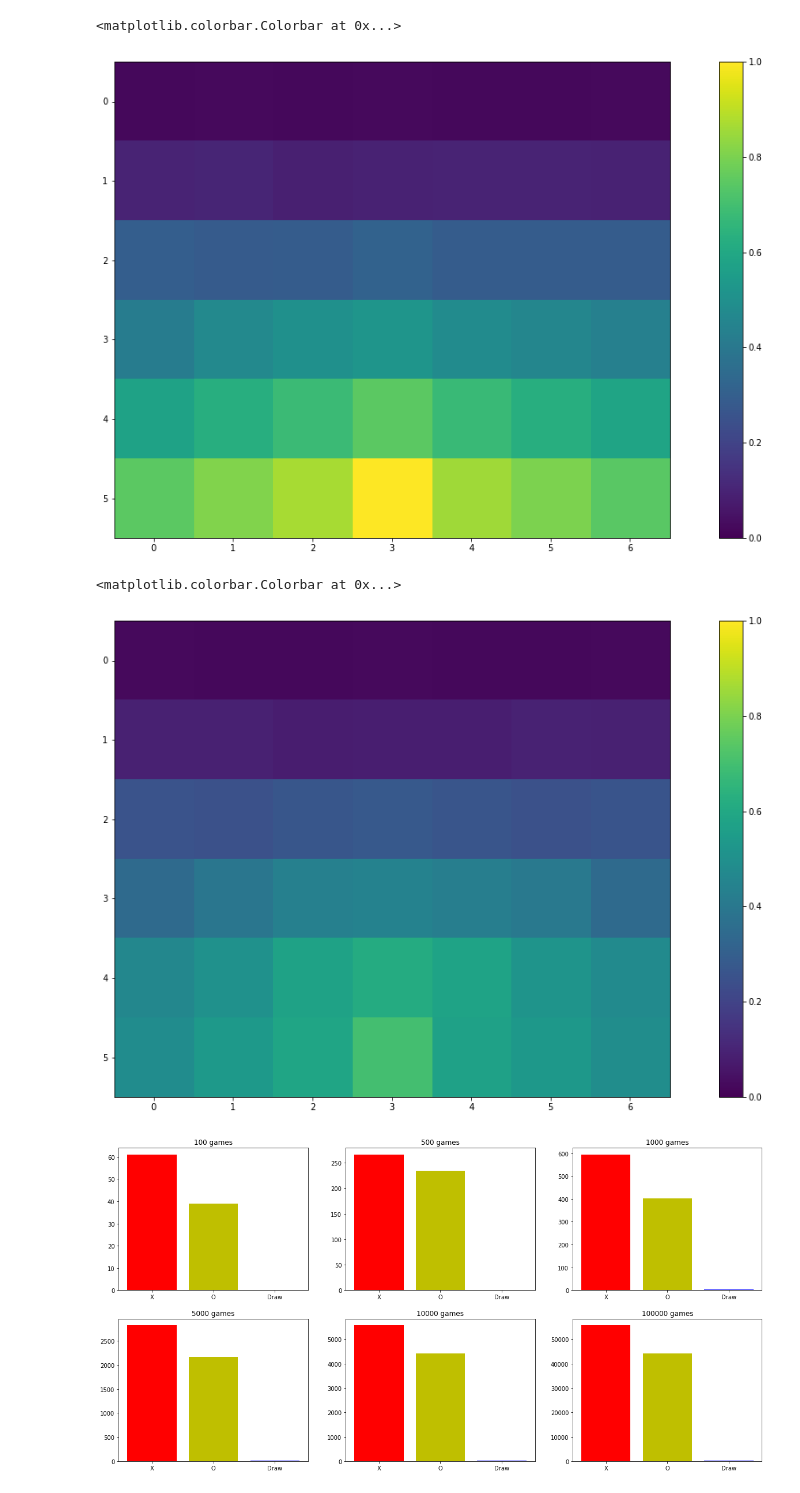
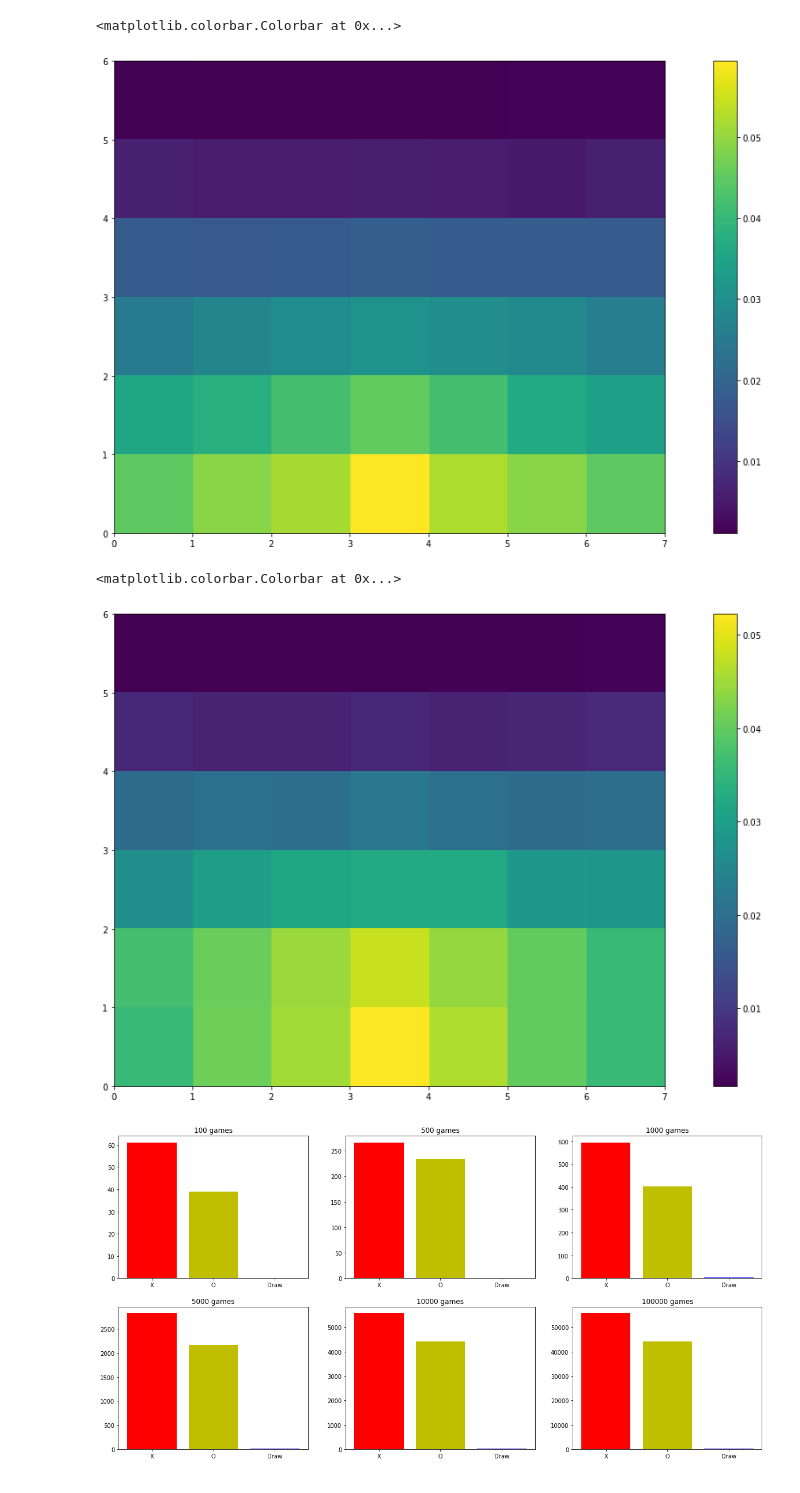
Before and after one commit to Vanik888/Game-AI, a Jupyter notebook: project_1/task1.3/Connect statistic.ipynb, the cells around one changed output. Drawn from its saved outputs; the diff is of its cells as text; code cells hidden in the pictures.

```diff
--- a/project_1/task1.3/Connect statistic.ipynb
+++ b/project_1/task1.3/Connect statistic.ipynb
@@ -68,23 +68,22 @@ win_pos_o  = np.zeros((n_rows, n_columns), dtype=int)
 for i in range(10000):
     run_random_game()
 # calculate coefficient to normalize matrix
-coef = 1.0/win_pos_x.max()
 plt.figure(figsize = (20,10))
-plt.imshow(win_pos_x * coef, vmin=0, vmax=1)
+plt.imshow(win_pos_x/np.sum(win_pos_x).astype(float), extent=[0, 7, 0, 6])
 plt.colorbar()
 # %% [output]
 <matplotlib.colorbar.Colorbar at 0x...>
-[figure, old version]
+[figure, new version]
 # %%
 # visualize distribution of auspicious moves for O
 plt.figure(figsize = (20,10))
 # matrix is normalized based on max value of matrix for player X
 # this way it is more obvious that X wins in most cases
-plt.imshow(win_pos_o*coef, vmin=0, vmax=1)
+plt.imshow(win_pos_o/np.sum(win_pos_o).astype(float), extent=[0, 7, 0, 6])
 plt.colorbar()
 # %% [output]
 <matplotlib.colorbar.Colorbar at 0x...>
-[figure, old version]
+[figure, new version]
 # %%
 # visualize number of wins, loses and draws in fully randomized game
 import matplotlib.pyplot as plt
```
Also changed, not shown: parts of 2 cells of this notebook.
